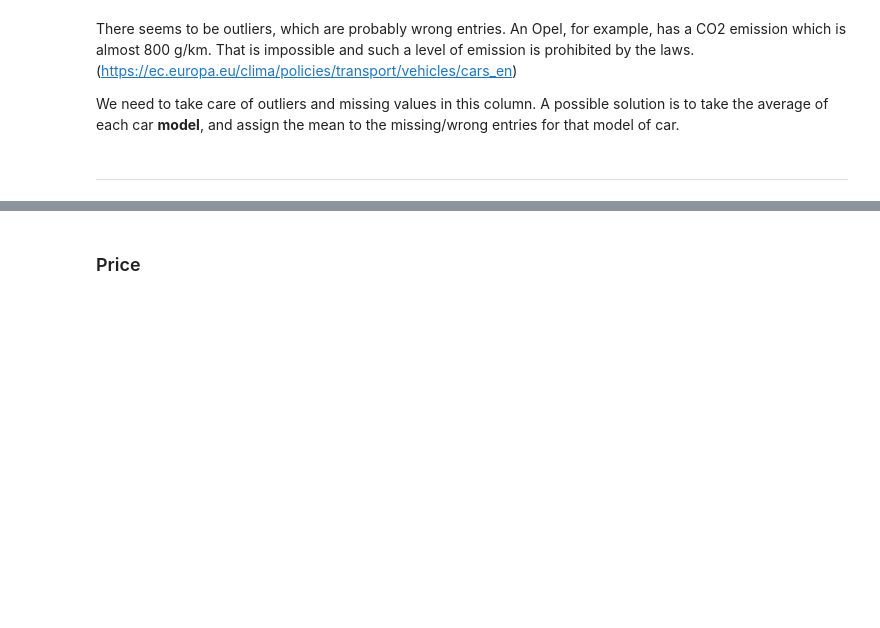
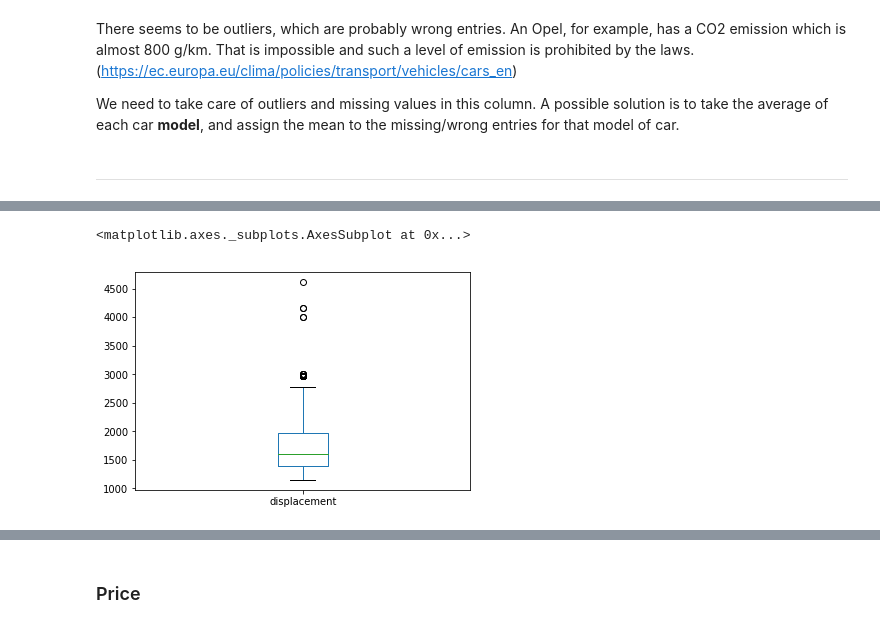
Before and after one commit to kaymal/price-prediction, a Jupyter notebook: trgt/data-cleansing/t-data-cleansing.ipynb, the cells around one changed output, grey strips where cells are left out. Drawn from its saved outputs; the diff is of its cells as text; code cells hidden in the pictures; blank space fills up the shorter version.

```diff
--- a/trgt/data-cleansing/t-data-cleansing.ipynb
+++ b/trgt/data-cleansing/t-data-cleansing.ipynb
@@ -856,0 +1028,5 @@ We need to take care of outliers and missing values in this column. A possible s
+# %%
+df_new.displacement.plot.box()
+# %% [output]
+<matplotlib.axes._subplots.AxesSubplot at 0x...>
+[figure, added]
```
Also changed, not shown: parts of 49 cells of this notebook.
